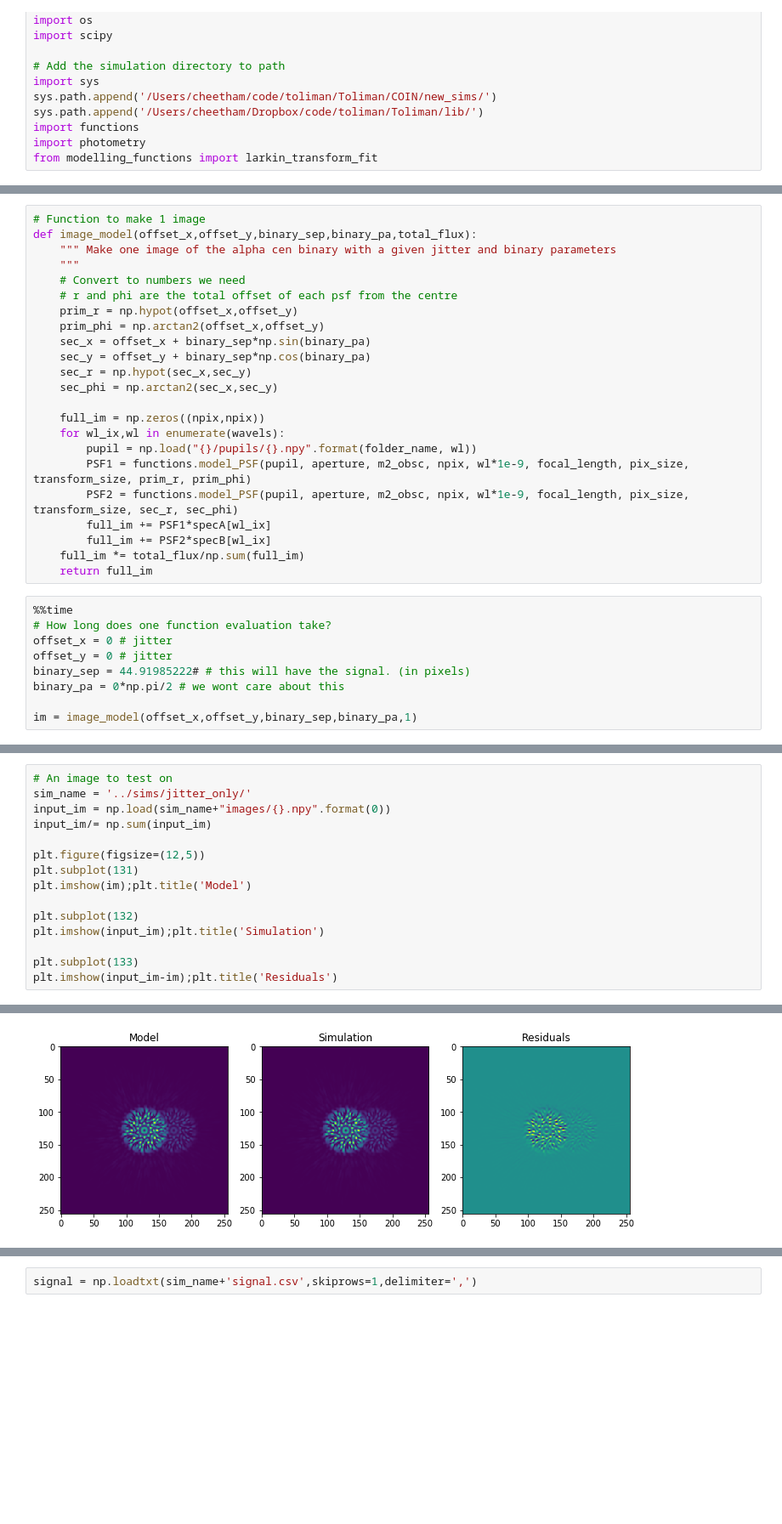
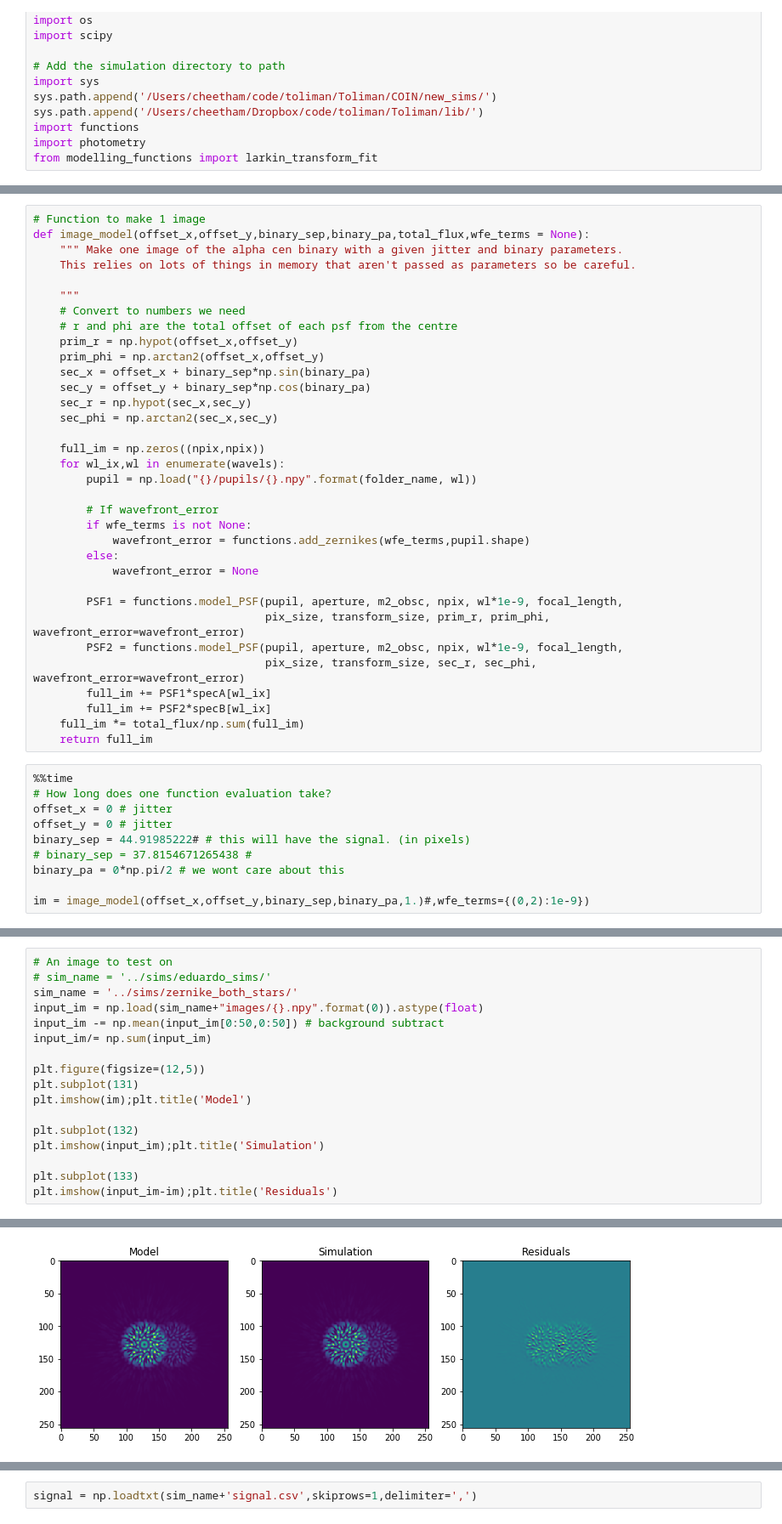
Before and after one commit to ptuthill/Toliman, a Jupyter notebook: COIN/signal_extraction/forward_model.ipynb, the cells around one changed output, grey strips where cells are left out. Shown: that part at 85% size. Cells and saved outputs as stored; diff of their text form; blank space fills up the shorter version.

```diff
--- a/COIN/signal_extraction/forward_model.ipynb
+++ b/COIN/signal_extraction/forward_model.ipynb
@@ -122,7 +132,9 @@ Wall time: 2.17 s
 # %%
 # Function to make 1 image
-def image_model(offset_x,offset_y,binary_sep,binary_pa,total_flux):
-    """ Make one image of the alpha cen binary with a given jitter and binary parameters
+def image_model(offset_x,offset_y,binary_sep,binary_pa,total_flux,wfe_terms = None):
+    """ Make one image of the alpha cen binary with a given jitter and binary parameters.
+    This relies on lots of things in memory that aren't passed as parameters so be careful.
+
     """
     # Convert to numbers we need
     # r and phi are the total offset of each psf from the centre
@@ -136,8 +148,17 @@ def image_model(offset_x,offset_y,binary_sep,binary_pa,total_flux):
     full_im = np.zeros((npix,npix))
     for wl_ix,wl in enumerate(wavels):
         pupil = np.load("{}/pupils/{}.npy".format(folder_name, wl))
-        PSF1 = functions.model_PSF(pupil, aperture, m2_obsc, npix, wl*1e-9, focal_length, pix_size, transform_size, prim_r, prim_phi)
-        PSF2 = functions.model_PSF(pupil, aperture, m2_obsc, npix, wl*1e-9, focal_length, pix_size, transform_size, sec_r, sec_phi)
+
+        # If wavefront_error
+        if wfe_terms is not None:
+            wavefront_error = functions.add_zernikes(wfe_terms,pupil.shape)
+        else:
+            wavefront_error = None
+
+        PSF1 = functions.model_PSF(pupil, aperture, m2_obsc, npix, wl*1e-9, focal_length,
+                                   pix_size, transform_size, prim_r, prim_phi, wavefront_error=wavefront_error)
+        PSF2 = functions.model_PSF(pupil, aperture, m2_obsc, npix, wl*1e-9, focal_length,
+                                   pix_size, transform_size, sec_r, sec_phi, wavefront_error=wavefront_error)
         full_im += PSF1*specA[wl_ix]
         full_im += PSF2*specB[wl_ix]
     full_im *= total_flux/np.sum(full_im)
@@ -148,7 +169,8 @@ def image_model(offset_x,offset_y,binary_sep,binary_pa,total_flux):
 offset_x = 0 # jitter
 offset_y = 0 # jitter
 binary_sep = 44.91985222# # this will have the signal. (in pixels)
+# binary_sep = 37.8154671265438 #
 binary_pa = 0*np.pi/2 # we wont care about this
 
-im = image_model(offset_x,offset_y,binary_sep,binary_pa,1)
+im = image_model(offset_x,offset_y,binary_sep,binary_pa,1.)#,wfe_terms={(0,2):1e-9})
 # %% [output]
@@ -157,21 +179,23 @@ Wall time: 5.99 s
 # %%
 # An image to test on
-sim_name = '../sims/jitter_only/'
-input_im = np.load(sim_name+"images/{}.npy".format(0))
+# sim_name = '../sims/eduardo_sims/'
+sim_name = '../sims/zernike_both_stars/'
+input_im = np.load(sim_name+"images/{}.npy".format(0)).astype(float)
+input_im -= np.mean(input_im[0:50,0:50]) # background subtract
 input_im/= np.sum(input_im)
 
 plt.figure(figsize=(12,5))
 plt.subplot(131)
 plt.imshow(im);plt.title('Model')
 
 plt.subplot(132)
 plt.imshow(input_im);plt.title('Simulation')
 
 plt.subplot(133)
 plt.imshow(input_im-im);plt.title('Residuals')
 # %% [output]
 Text(0.5, 1.0, 'Residuals')
-[figure, old version]
+[figure, new version]
 # %%
 def lsq_func(params,*args,**kwargs):
     """ Function used in forward modelling of Toliman images for the binary separation measurement.
```
Also changed, not shown: parts of 14 cells of this notebook, 3 other files.
